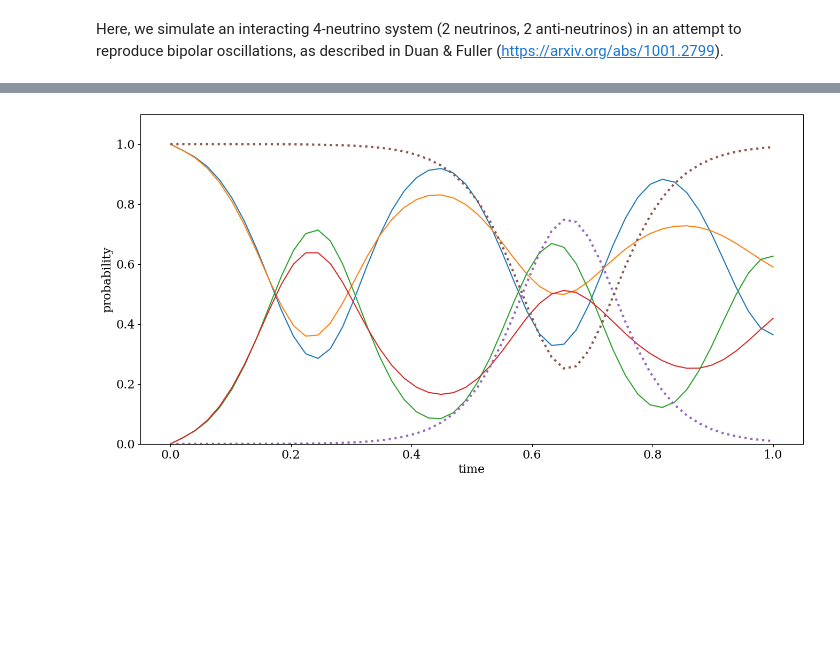
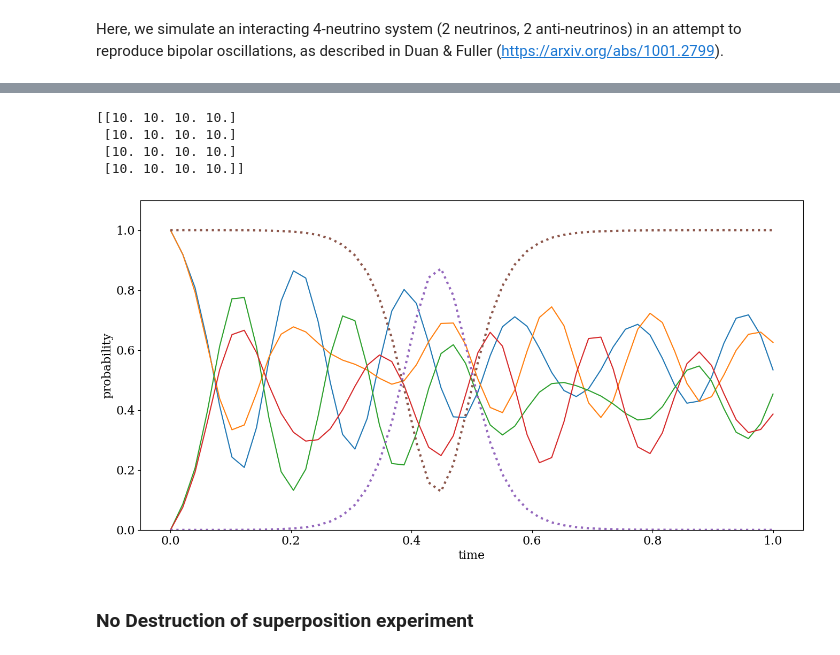
Before and after one commit to Ushakrhmn/Quantum-neutrino-Amol-Basu, a Jupyter notebook: joachim/bipolar-oscillations.ipynb, the cells around one changed output, grey strips where cells are left out. Saved outputs shown, nothing was run; the diff lists cells and outputs as text; code cells hidden in the pictures; blank space fills up the shorter version.

Commit message:
Experiments with bipolar code

```diff
--- a/joachim/bipolar-oscillations.ipynb
+++ b/joachim/bipolar-oscillations.ipynb
@@ -273,7 +273,7 @@ J          = 10*np.ones((n_modes,n_modes))
 #J[np.ix_(nu_mask,nubar_mask)] *= -1
 #J[np.ix_(nubar_mask,nu_mask)] *= -1
 t_table    = np.linspace(0,2,20*31)
-sol        = P_osc_RS_bipolar(t_table, theta=0.01, Delta=dmsq/(2*E)*np.ones(n_modes), lam=0, J=J, eps=0)
+sol        = P_osc_RS_bipolar(t_table, theta=0.01, omega=dmsq/(2*E)*np.ones(n_modes), lam=0, J=J, eps=0)
 P_table    = np.reshape(sol.y, (n_modes,3,len(t_table)))
 print(np.shape(P_table))
 for k in range(n_modes):
@@ -317,9 +370,11 @@ theta      = np.pi/2 - 0.01
 dmsq       = 1.0
 Delta      = dmsq / (2*0.1) * np.array([1.,1.,-1.,-1.])  # minus sign for the kinetic terms for antineutrinos
 b          = np.array([np.sin(2*theta), 0, -np.cos(2*theta)]) # the structure of the vacuum Hamiltonian in the Pauli basis
-J          = 5 * np.ones((4, 4))
+J          = 10 * np.ones((4, 4))
 nu_mask    = [True,True,False,False]
 nubar_mask = [False,False,True,True]
+
+print(J)
 
 # mean-field solution
 L_table = np.linspace(0, L, t_steps)
@@ -356,14 +411,15 @@ for i in tqdm(range(len(dt_table))):
     rho = [ np.array(qk.quantum_info.partial_trace(sv, [j for j in range(n_qubits) if j != k])) for k in range(n_qubits) ]
     p   = [ np.real(np.array([ np.trace(sigma_1@rho[k]), np.trace(sigma_2@rho[k]), np.trace(sigma_3@rho[k]) ])) for k in range(n_qubits) ]
 
-    # # p[2] = np.array([-P_table[1,0,i], -P_table[1,1,i], -P_table[1,2,i]])
-    # # # p[2] = np.array([p[0][0], -p[0][1], p[0][2]])
-    # p[1] = p[0]
-    # p[3] = p[2]
+    if False:
+        p[2] = np.array([P_table[1,0,i], P_table[1,1,i], P_table[1,2,i]])
+        # p[2] = np.array([p[0][0], -p[0][1], p[0][2]])
+        # p[1] = p[0]
+        p[3] = p[2]
 
-    # # p[0] = np.array([P_table[0,0,i], P_table[0,1,i], P_table[0,2,i]])
-    # # p[1] = p[0]
-    # # p[3] = p[2]
+        p[0] = np.array([P_table[0,0,i], P_table[0,1,i], P_table[0,2,i]])
+        p[1] = p[0]
+        # p[3] = p[2]
 
     # reset qubits to a non-entangled state to emulate the mean-field picture
     qc.reset(range(n_qubits))
@@ -411,31 +467,37 @@ for i in tqdm(range(len(dt_table))):
             qc.rz(-dt*Delta[j]*b[2]/3, j)
             qc.rx(-dt*Delta[k]*b[0]/3, k)
             qc.rz(-dt*Delta[k]*b[2]/3, k)
             # qc.unitary(U_self_int(-dt*J[j,k]), [j, k])  # FIXME I don't understand why I need an extra factor of 2 here
             qc.rxx(-dt*J[j,k], j, k)      # self-interaction
             qc.ryy(-dt*J[j,k], j, k)
             qc.rzz(-dt*J[j,k], j, k)
 # end for (time steps)
 
 # save final state
 qc.save_density_matrix(label=str(i+2))
 
 # run simulation
 sim = aer.AerSimulator(method="statevector", precision="double", zero_threshold=1e-14, validation_threshold=1e-12)
 result = sim.run(qc).result()
 
 # extract and plot results
 n_qubits = qc.num_qubits
 rho_reduced = [ { k : np.array(qk.quantum_info.partial_trace(result.data()[k], [q for q in range(n_qubits) if q != j])) for k in result.data().keys() } for j in range(n_qubits) ]
 pp = np.array([ [[float(k), rho_reduced[j][k][0,0]] for k in rho_reduced[j].keys() ] for j in range(n_qubits) ])
 pp = np.abs(np.take_along_axis(pp, pp[:,:,0].argsort(axis=1)[:,:,None], axis=1))
 for j in range(n_qubits):
     plt.plot(L_table_quant, pp[j,:,1])
 for k in range(len(P_table)):
     plt.plot(L_table, 0.5*(1-P_table[k,2,:]), ls=':', lw=3)
 plt.ylim(0,1.1)
 plt.xlabel('time')
 plt.ylabel('probability')
 plt.show()
 # %% [output]
+[[10. 10. 10. 10.]
+ [10. 10. 10. 10.]
+ [10. 10. 10. 10.]
+ [10. 10. 10. 10.]]
-[figure, old version]
+[figure, new version]
+# %% [markdown]
+### No Destruction of superposition experiment
```
Also changed, not shown: parts of 8 cells of this notebook.
